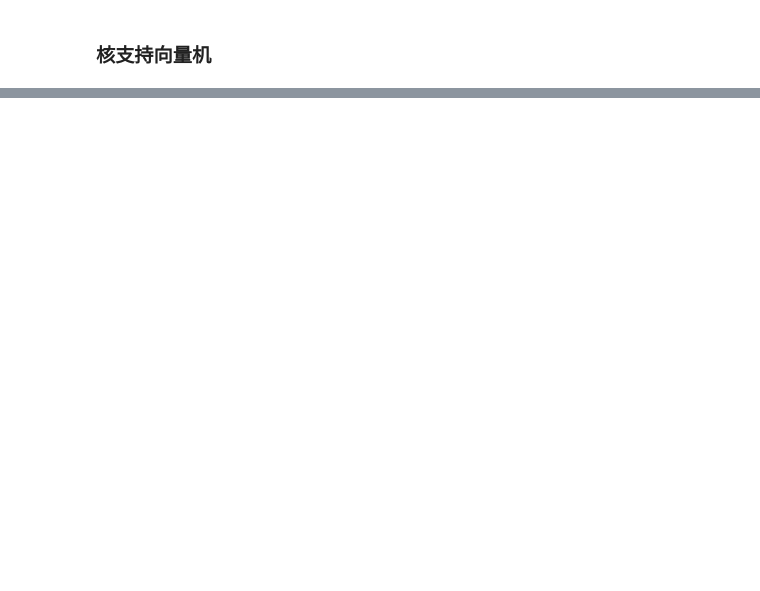
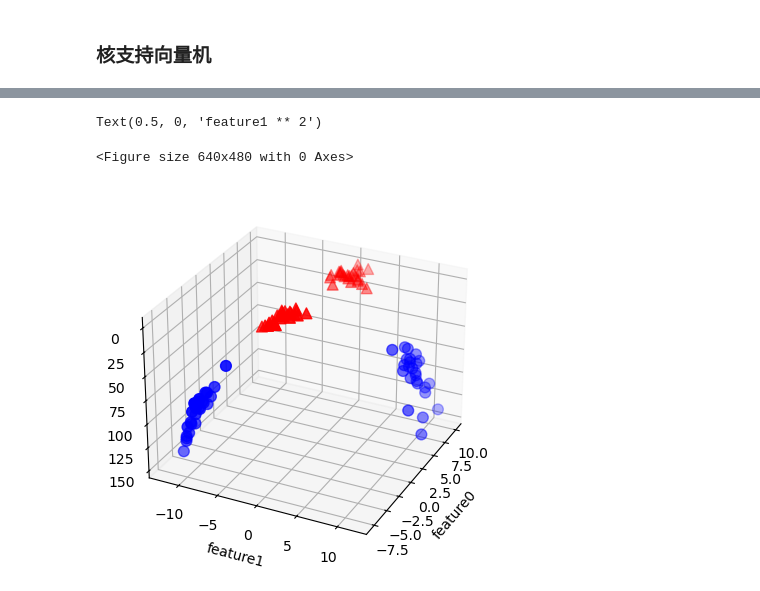
Before and after one commit to VagrantAC/cuddly-pancake, a Jupyter notebook: examples/chapter3.ipynb, the cells around one changed output, grey strips where cells are left out. Drawn from its saved outputs; the diff is of its cells as text; code cells hidden in the pictures; blank space fills up the shorter version.

```diff
--- a/examples/chapter3.ipynb
+++ b/examples/chapter3.ipynb
@@ -136,22 +166,21 @@ plt.ylabel("Feature 1")
 # %%
 X_new = np.hstack([X, X[:, 1:] ** 2])
 figure = plt.figure()
 
 ax = plt.figure().add_subplot(projection='3d')
 ax.view_init(elev=-152, azim=-26)
 
 mask = y == 0
 ax.scatter(X_new[mask, 0], X_new[mask, 1], X_new[mask, 2], c='b',
            cmap=mglearn.cm2, s=60)
 ax.scatter(X_new[~mask, 0], X_new[~mask, 1], X_new[~mask, 2], c='r', marker='^',
            cmap=mglearn.cm2, s=60)
 ax.set_xlabel("feature0")
 ax.set_ylabel("feature1")
 ax.set_zlabel("feature1 ** 2")
-
-ax.legend()
-ax.grid(True)
-plt.tight_layout()
-plt.show()
+# %% [output]
+Text(0.5, 0, 'feature1 ** 2')
+<Figure size 640x480 with 0 Axes>
+[figure, added]
 # %%
 linear_svm_3d = LinearSVC().fit(X_new, y)
```
Also changed, not shown: parts of 22 cells of this notebook.
